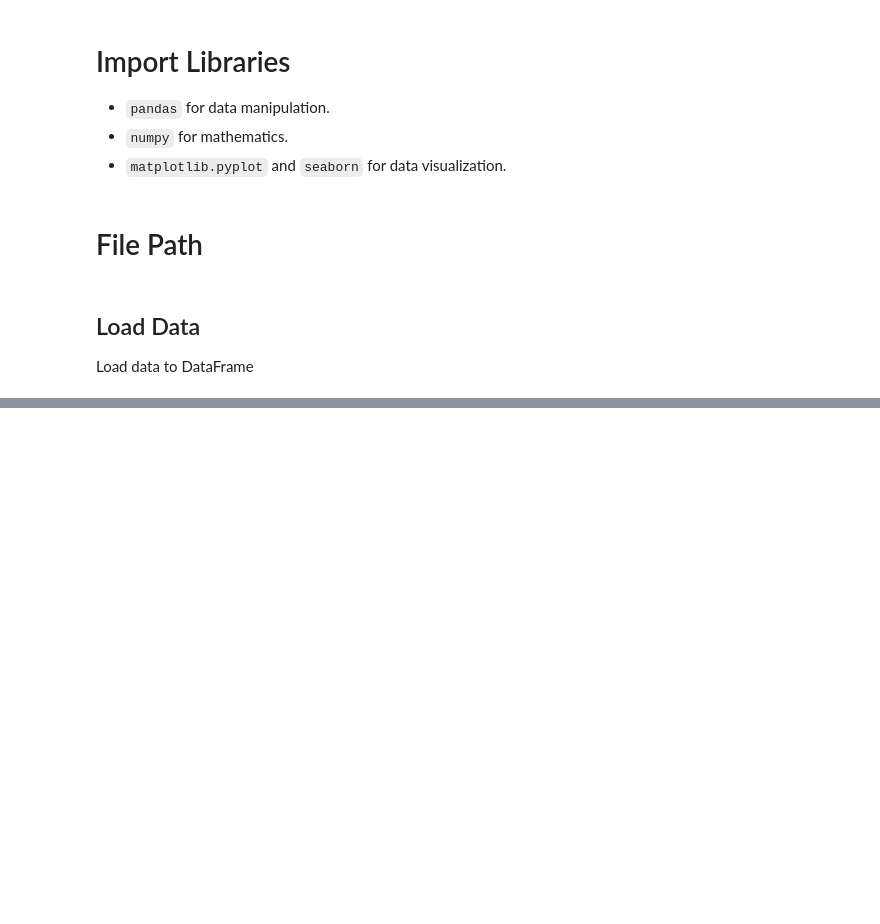
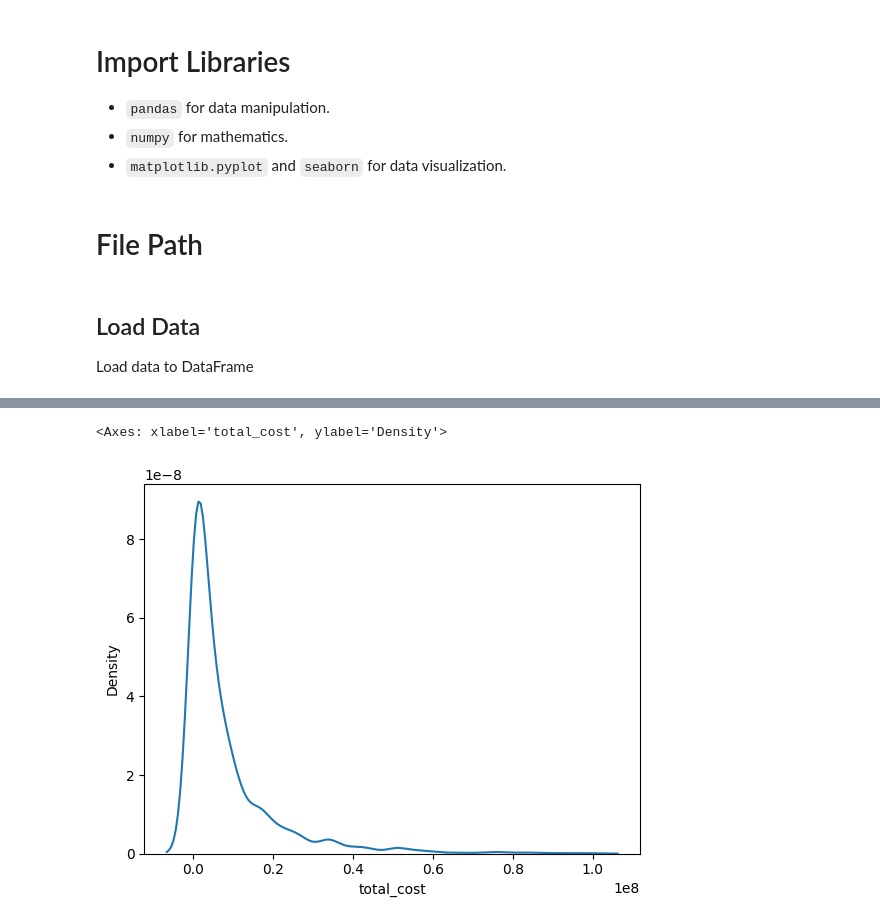
Before and after one commit to segnig/Tanzania-Tourism-Prediction, a Jupyter notebook: main.ipynb, the cells around one changed output, grey strips where cells are left out. Saved outputs shown, nothing was run; the diff lists cells and outputs as text; code cells hidden in the pictures; blank space fills up the shorter version.

```diff
--- a/main.ipynb
+++ b/main.ipynb
@@ -1223,0 +89,2 @@ MSE: 48568073936919.195
+# %%
+country = all_data['country'].value_counts()
@@ -1223,0 +114,16 @@ MSE: 48568073936919.195
+# %%
+africa = ['SOUTH AFRICA','NIGERIA','MOZAMBIQUE', 'RWANDA','KENYA', 'ALGERIA','EGYPT','MALAWI',
+          'UGANDA','ZIMBABWE', 'ZAMBIA', 'CONGO','MAURITIUS', 'DRC','SWAZILAND', 'TUNISIA',
+          'ETHIOPIA','BURUNDI','GHANA', 'NIGER','ANGOLA','CAPE VERDE', 'SUDAN','NAMIBIA',
+          'LESOTHO','IVORY COAST', 'MADAGASCAR', 'DJIBOUT','MORROCO','BOTSWANA','LIBERIA',
+          'GUINEA', 'SOMALI','COMORO',
+          ]
+is_african = []
+
+for country in all_data['country']:
+    if country in africa:
+        is_african.append(True)
+    else:
+        is_african.append(False)
+
+all_data['is_african'] = is_african
@@ -1223,0 +156,3 @@ MSE: 48568073936919.195
+# %%
+#drop ID column
+all_data.drop(columns= ['ID'],inplace=True)
@@ -1223,0 +182,5 @@ MSE: 48568073936919.195
+# %%
+
+#converting our TZS into dollars
+all_data['total_cost'] = all_data['total_cost']
+all_data.head()
@@ -1223,0 +255,5 @@ MSE: 48568073936919.195
+# %%
+sns.kdeplot(all_data['total_cost'])
+# %% [output]
+<Axes: xlabel='total_cost', ylabel='Density'>
+[figure, added]
```
Also changed, not shown: parts of 177 cells of this notebook.
